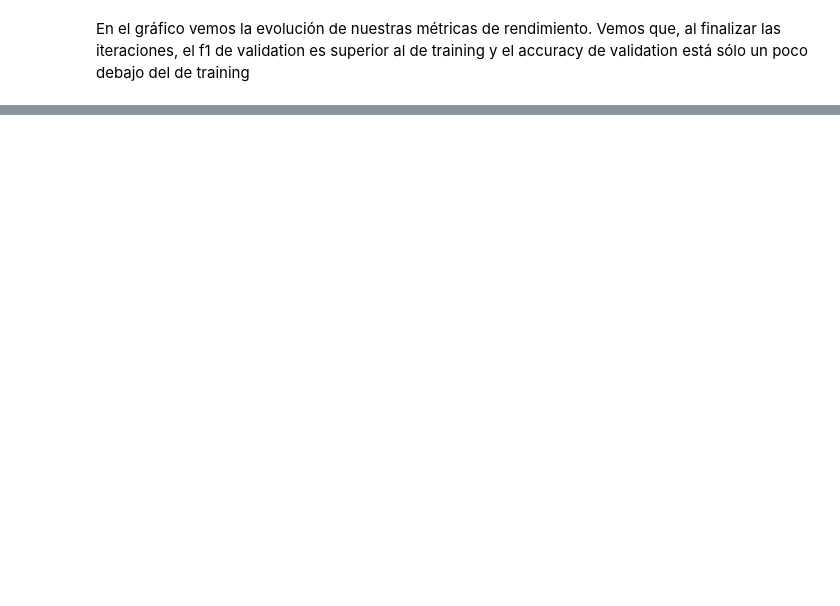
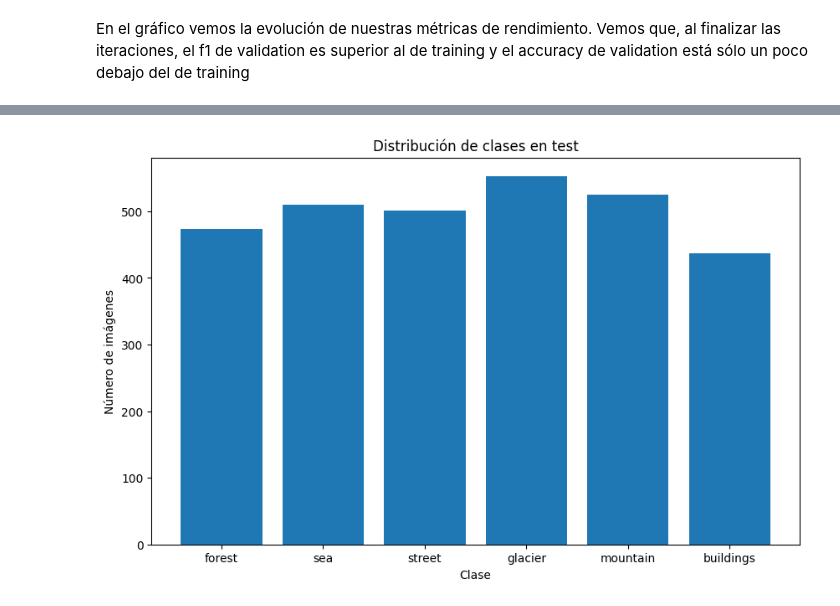
Before and after one commit to Simon890/aa2tp, a Jupyter notebook: Solucion.ipynb, the cells around one changed output, grey strips where cells are left out. Cells and saved outputs as stored; diff of their text form; code cells hidden in the pictures; blank space fills up the shorter version.

```diff
--- a/Solucion.ipynb
+++ b/Solucion.ipynb
@@ -782,0 +882,15 @@ En el gráfico vemos la evolución de nuestras métricas de rendimiento. Vemos q
+# %%
+num_images_per_class = {}
+for class_name in classes:
+    class_path = os.path.join(val_dir, class_name)
+    num_images = len(os.listdir(class_path))
+    num_images_per_class[class_name] = num_images
+
+plt.figure(figsize=(10, 6))
+plt.bar(num_images_per_class.keys(), num_images_per_class.values())
+plt.title('Distribución de clases en test')
+plt.xlabel('Clase')
+plt.ylabel('Número de imágenes')
+plt.show()
+# %% [output]
+[figure, added]
```
Also changed, not shown: parts of 83 cells of this notebook.
